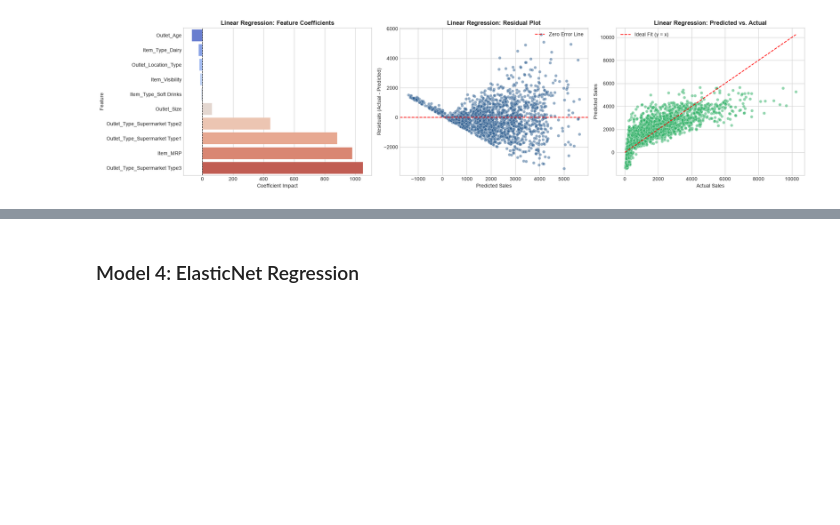
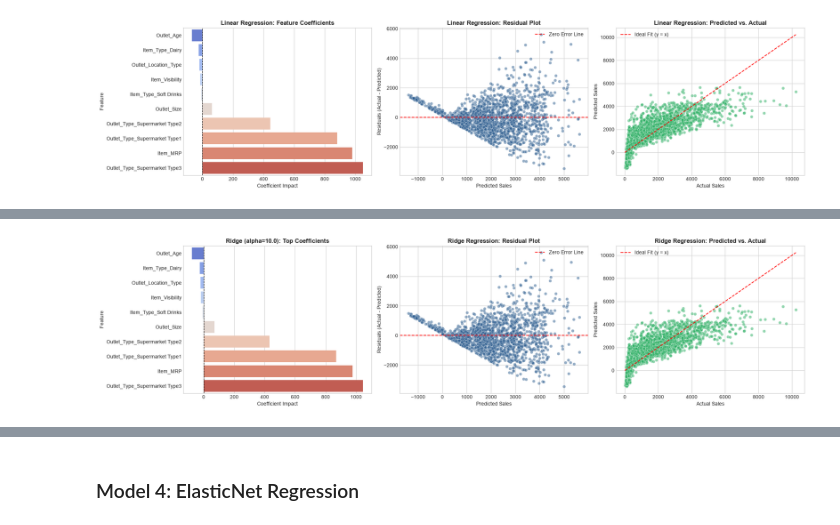
Before and after one commit to Nikhil-Jones/ML-Algorithms, a Jupyter notebook: notebooks/regression.ipynb, the cells around one changed output, grey strips where cells are left out. Drawn from its saved outputs; the diff is of its cells as text; code cells hidden in the pictures; blank space fills up the shorter version.

Commit message:
Implemented Ridge Regression and Lasso Regression

```diff
--- a/notebooks/regression.ipynb
+++ b/notebooks/regression.ipynb
@@ -34,7 +33,7 @@ sns.set_palette('colorblind')
 ## Step 2: Dataset Loading & Audit (Section A1)
 **Purpose**: Load the dataset and audit structural dimensions (`shape`), feature data types (`dtypes`), missing value counts, and baseline statistical properties of target variable `Item_Outlet_Sales`.
 # %%
-data_path = r'data/regression/data.csv'
+data_path = r'../data/regression/data.csv'
 df = pd.read_csv(data_path)
 
 print("Dataset Shape:", df.shape)
@@ -289,0 +288,81 @@ Outlet_Type_Supermarket Type3  1050.829260
+# %%
+# 1. Hyperparameter Tuning for Ridge Regression using GridSearchCV
+param_grid_ridge = {'alpha': [0.01, 0.1, 1.0, 10.0, 50.0, 100.0, 500.0, 1000.0]}
+grid_ridge = GridSearchCV(Ridge(random_state=42), param_grid_ridge, cv=kf, scoring='r2')
+grid_ridge.fit(X_train_scaled, y_train)
+
+best_ridge = grid_ridge.best_estimator_
+
+# 2. Validation Predictions & Metrics
+y_pred_ridge = best_ridge.predict(X_val_scaled)
+
+r2_ridge = r2_score(y_val, y_pred_ridge)
+rmse_ridge = np.sqrt(mean_squared_error(y_val, y_pred_ridge))
+mae_ridge = mean_absolute_error(y_val, y_pred_ridge)
+
+cv_r2_scores_ridge = cross_val_score(best_ridge, X_train_scaled, y_train, cv=kf, scoring='r2')
+cv_r2_mean_ridge = np.mean(cv_r2_scores_ridge)
+cv_r2_std_ridge = np.std(cv_r2_scores_ridge)
+
+# 3. Record Results in Summary Table
+results_list.append({
+    'Algorithm': f'Ridge Regression (alpha={grid_ridge.best_params_["alpha"]})',
+    'R2 Score': r2_ridge,
+    'RMSE': rmse_ridge,
+    'MAE': mae_ridge,
+    '5-Fold CV R2': cv_r2_mean_ridge,
+    '5-Fold CV Std': cv_r2_std_ridge
+})
+
+# Display Metric Report
+print("=" * 60)
+print(" MODEL 2: RIDGE REGRESSION PERFORMANCE METRICS ")
+print("=" * 60)
+print(f"Best Alpha Hyperparameter: {grid_ridge.best_params_['alpha']}")
+print(f"Validation R² Score     : {r2_ridge:.4f}")
+print(f"Validation RMSE         : {rmse_ridge:.4f}")
+print(f"Validation MAE          : {mae_ridge:.4f}")
+print(f"5-Fold CV R² Mean Score : {cv_r2_mean_ridge:.4f} (+/- {cv_r2_std_ridge:.4f})")
+print("=" * 60)
+
+# 4. Coefficient Shrinkage Analysis
+coef_ridge_df = pd.DataFrame({
+    'Feature': X.columns,
+    'Coefficient': best_ridge.coef_
+}).sort_values(by='Coefficient', ascending=False)
+
+print("\nTop 5 Positive Feature Coefficients (Ridge):")
+print(coef_ridge_df.head(5).to_string(index=False))
+
+print("\nTop 5 Negative Feature Coefficients (Ridge):")
+print(coef_ridge_df.tail(5).to_string(index=False))
+
+# 5. Model Visualizations
+fig, axes = plt.subplots(1, 3, figsize=(20, 5))
+
+top_bottom_ridge = pd.concat([coef_ridge_df.head(5), coef_ridge_df.tail(5)]).sort_values(by='Coefficient')
+sns.barplot(data=top_bottom_ridge, x='Coefficient', y='Feature', ax=axes[0], palette='coolwarm')
+axes[0].set_title(f'Ridge (alpha={grid_ridge.best_params_["alpha"]}): Top Coefficients', fontsize=12, fontweight='bold')
+axes[0].set_xlabel('Coefficient Impact')
+axes[0].set_ylabel('Feature')
+axes[0].axvline(0, color='black', linestyle='--', linewidth=1)
+
+residuals_ridge = y_val - y_pred_ridge
+sns.scatterplot(x=y_pred_ridge, y=residuals_ridge, alpha=0.5, ax=axes[1], color='#2b5c8f')
+axes[1].axhline(0, color='red', linestyle='--', linewidth=1.5, label='Zero Error Line')
+axes[1].set_title('Ridge Regression: Residual Plot', fontsize=12, fontweight='bold')
+axes[1].set_xlabel('Predicted Sales')
+axes[1].set_ylabel('Residuals (Actual - Predicted)')
+axes[1].legend(loc='upper right')
+
+sns.scatterplot(x=y_val, y=y_pred_ridge, alpha=0.5, ax=axes[2], color='#27ae60')
+max_val = max(y_val.max(), y_pred_ridge.max())
+axes[2].plot([0, max_val], [0, max_val], 'r--', linewidth=1.5, label='Ideal Fit (y = x)')
+axes[2].set_title('Ridge Regression: Predicted vs. Actual', fontsize=12, fontweight='bold')
+axes[2].set_xlabel('Actual Sales')
+axes[2].set_ylabel('Predicted Sales')
+axes[2].legend(loc='upper left')
+
+plt.tight_layout()
+plt.show()
+# %% [output]
@@ -289,0 +386 @@ Outlet_Type_Supermarket Type3  1050.829260
+[figure, added]
```
Also changed, not shown: parts of 14 cells of this notebook.
